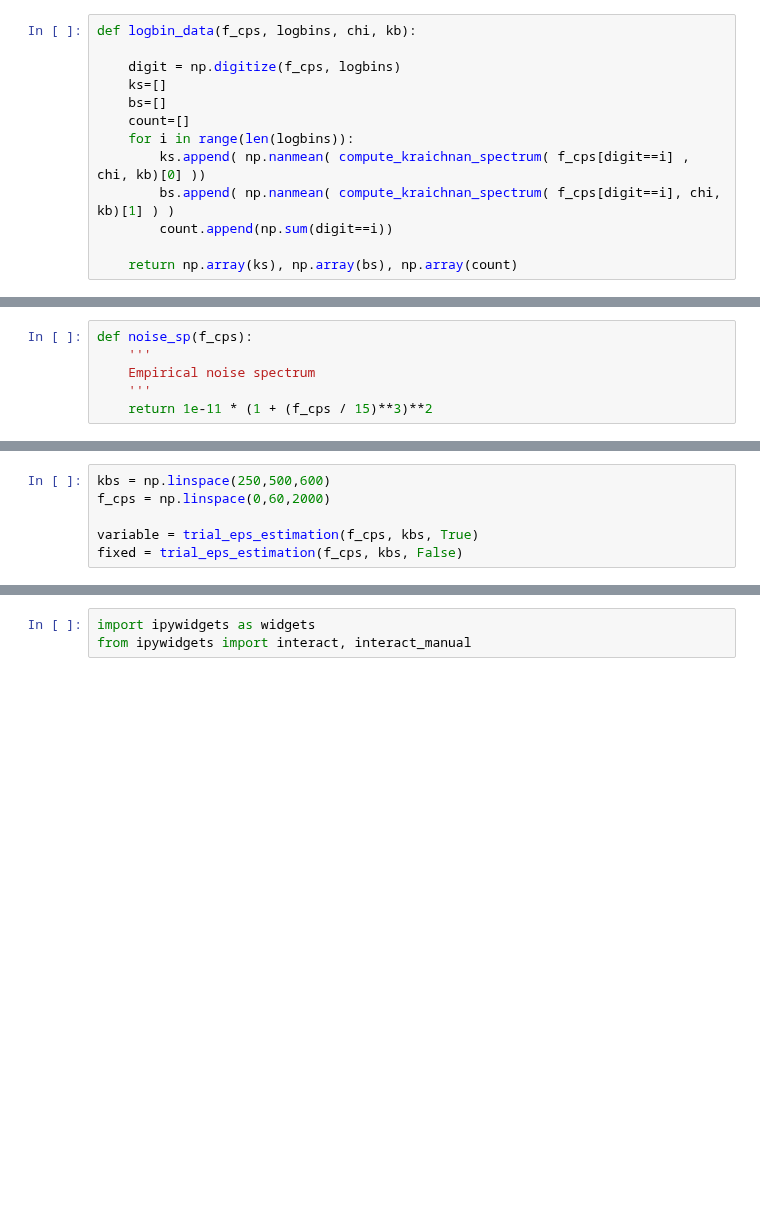
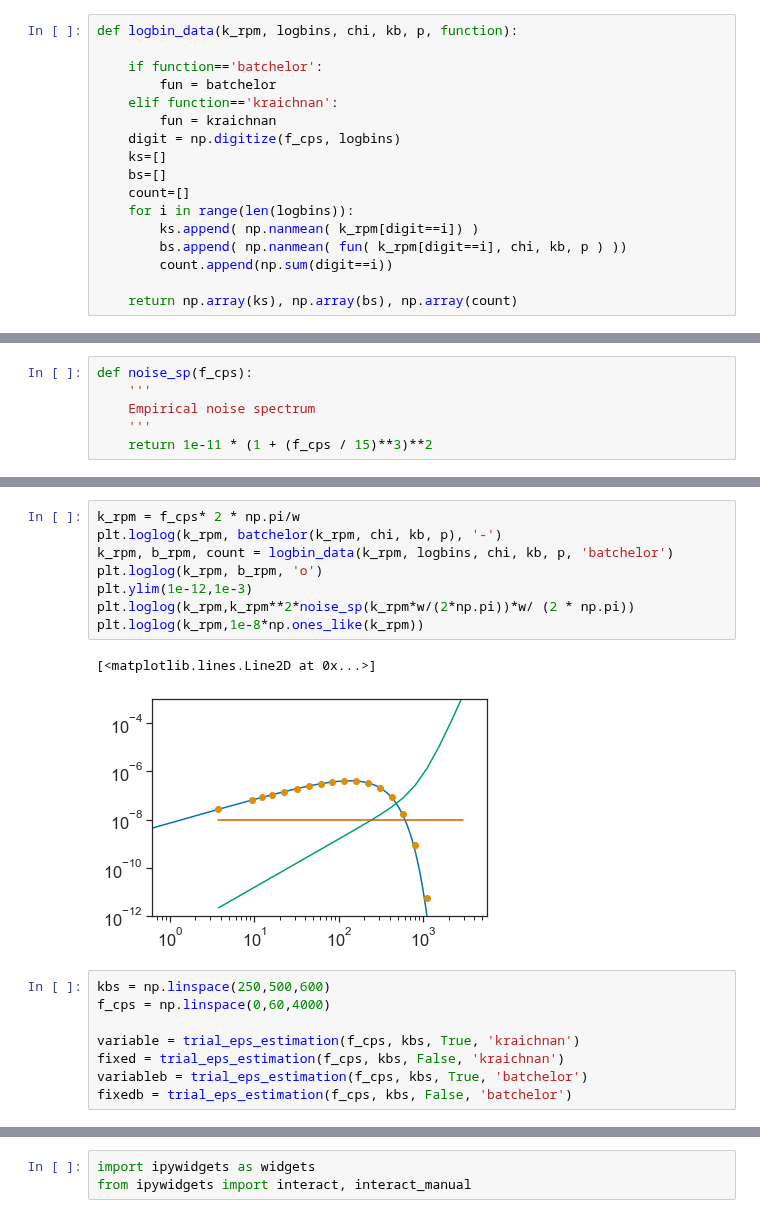
Before and after one commit to sessink/epsilon_from_emapex, a Jupyter notebook: notebooks/fake_batchelor.ipynb, the cells around one changed output, grey strips where cells are left out. Drawn from its saved outputs; the diff is of its cells as text; blank space fills up the shorter version.

Commit message:
test cost function

```diff
--- a/notebooks/fake_batchelor.ipynb
+++ b/notebooks/fake_batchelor.ipynb
@@ -39,13 +32,17 @@ def compute_kraichnan_spectrum(f_cps , chi, kb):
 # %%
-def logbin_data(f_cps, logbins, chi, kb):
+def logbin_data(k_rpm, logbins, chi, kb, p, function):
 
+    if function=='batchelor':
+        fun = batchelor
+    elif function=='kraichnan':
+        fun = kraichnan
     digit = np.digitize(f_cps, logbins)
     ks=[]
     bs=[]
     count=[]
     for i in range(len(logbins)):
-        ks.append( np.nanmean( compute_kraichnan_spectrum( f_cps[digit==i] , chi, kb)[0] ))
-        bs.append( np.nanmean( compute_kraichnan_spectrum( f_cps[digit==i], chi, kb)[1] ) )
+        ks.append( np.nanmean( k_rpm[digit==i]) )
+        bs.append( np.nanmean( fun( k_rpm[digit==i], chi, kb, p ) ))
         count.append(np.sum(digit==i))
 
     return np.array(ks), np.array(bs), np.array(count)
@@ -126,9 +133,22 @@ plt.loglog(k_rpm, noise);
+# %%
+k_rpm = f_cps* 2 * np.pi/w
+plt.loglog(k_rpm, batchelor(k_rpm, chi, kb, p), '-')
+k_rpm, b_rpm, count = logbin_data(k_rpm, logbins, chi, kb, p, 'batchelor')
+plt.loglog(k_rpm, b_rpm, 'o')
+plt.ylim(1e-12,1e-3)
+plt.loglog(k_rpm,k_rpm**2*noise_sp(k_rpm*w/(2*np.pi))*w/ (2 * np.pi))
+plt.loglog(k_rpm,1e-8*np.ones_like(k_rpm))
+# %% [output]
+[<matplotlib.lines.Line2D at 0x...>]
+[figure, added]
 # %%
 kbs = np.linspace(250,500,600)
-f_cps = np.linspace(0,60,2000)
+f_cps = np.linspace(0,60,4000)
 
-variable = trial_eps_estimation(f_cps, kbs, True)
-fixed = trial_eps_estimation(f_cps, kbs, False)
+variable = trial_eps_estimation(f_cps, kbs, True, 'kraichnan')
+fixed = trial_eps_estimation(f_cps, kbs, False, 'kraichnan')
+variableb = trial_eps_estimation(f_cps, kbs, True, 'batchelor')
+fixedb = trial_eps_estimation(f_cps, kbs, False, 'batchelor')
 # %%
 def epsilon(kb):
     return kb**4 * p.nu * p.D**2
```
Also changed, not shown: parts of 13 cells of this notebook.
